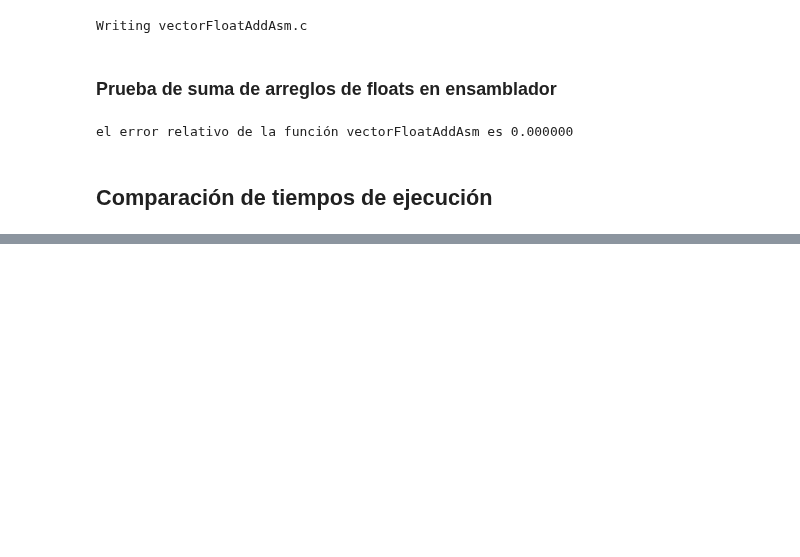
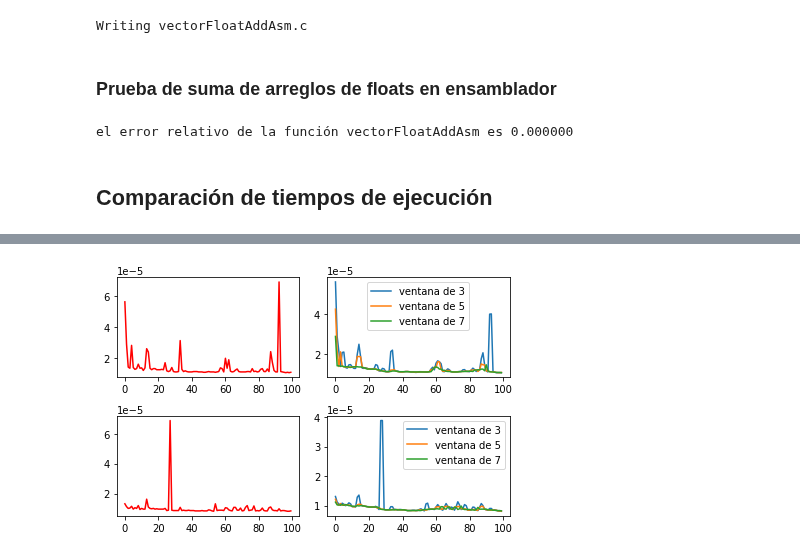
Before and after one commit to stefano-andre/sobre-python, a Jupyter notebook: python-ctypes.ipynb, the cells around one changed output, grey strips where cells are left out. Saved outputs shown, nothing was run; the diff lists cells and outputs as text; code cells hidden in the pictures; blank space fills up the shorter version.

```diff
--- a/python-ctypes.ipynb
+++ b/python-ctypes.ipynb
@@ -349 +351,23 @@ plt.show()
+# %%
+# gráficos de los mediciones sin ruido para distintos tamagno de ventana
+# primero los tiempos de C
+plt.subplot(2,2,1)
+plt.plot(index,tcp,'r')
+plt.subplot(2,2,2)
+plt.plot(index,filtro_mediana(tcp,3), label='ventana de 3')
+plt.plot(index,filtro_mediana(tcp,5), label='ventana de 5')
+plt.plot(index,filtro_mediana(tcp,7), label='ventana de 7')
+plt.legend()
+# luego los tiempos de ASM
+plt.subplot(2,2,3)
+plt.plot(index,tasmp,'r')
+plt.subplot(2,2,4)
+plt.plot(index,filtro_mediana(tasmp,3), label='ventana de 3')
+plt.plot(index,filtro_mediana(tasmp,5), label='ventana de 5')
+plt.plot(index,filtro_mediana(tasmp,7), label='ventana de 7')
+plt.legend()
+# para evitar que los gráficos estén muy pegados
+plt.tight_layout()
+# %% [output]
+[figure, added]
 # %%
```
Also changed, not shown: parts of 13 cells of this notebook.
